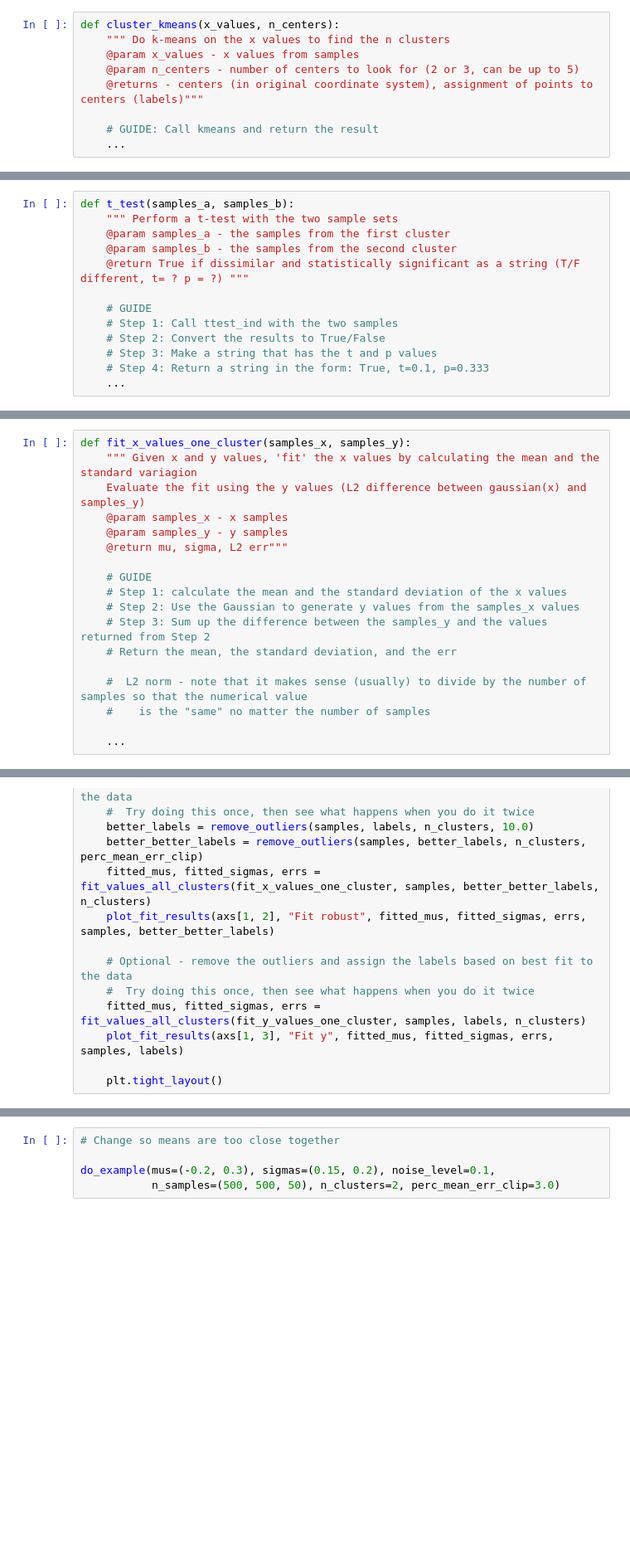
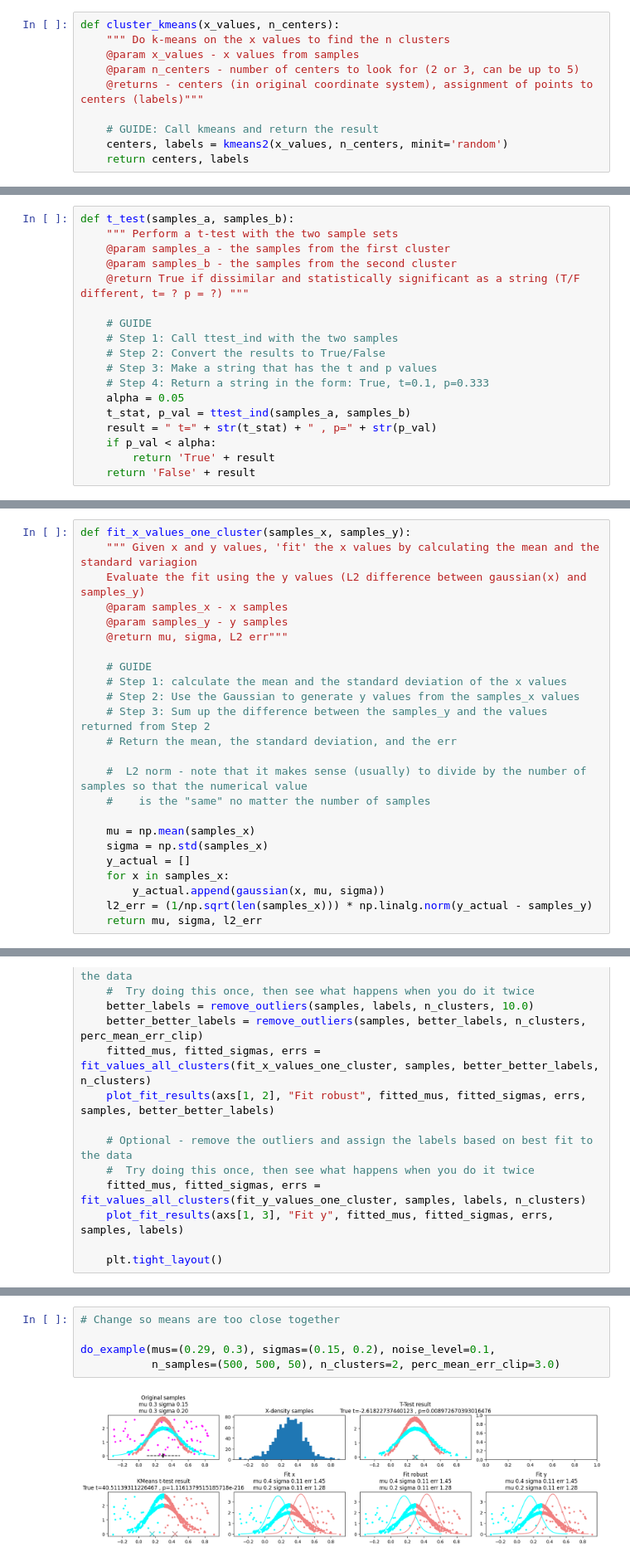
Before and after one commit to jamiesantos/ROB514, a Jupyter notebook: Skills/stats_ttest.ipynb, the cells around one changed output, grey strips where cells are left out. Shown at 83% size. Saved outputs shown, nothing was run; the diff lists cells and outputs as text; blank space fills up the shorter version.

```diff
--- a/Skills/stats_ttest.ipynb
+++ b/Skills/stats_ttest.ipynb
@@ -216,7 +216,8 @@ def cluster_kmeans(x_values, n_centers):
     @returns - centers (in original coordinate system), assignment of points to centers (labels)"""
 
     # GUIDE: Call kmeans and return the result
-    ...
+    centers, labels = kmeans2(x_values, n_centers, minit='random')
+    return centers, labels
 # %%
 # An example of calling cluster_kmeans
 ret_value = cluster_kmeans(uniform(-1, 1, 20), 2)
@@ -238,7 +244,12 @@ def t_test(samples_a, samples_b):
     # Step 2: Convert the results to True/False
     # Step 3: Make a string that has the t and p values
     # Step 4: Return a string in the form: True, t=0.1, p=0.333
-    ...
+    alpha = 0.05
+    t_stat, p_val = ttest_ind(samples_a, samples_b)
+    result = " t=" + str(t_stat) + " , p=" + str(p_val)
+    if p_val < alpha:
+        return 'True' + result
+    return 'False' + result
 # %%
 # Should print out: True, t=-14.7, p=0.000
 res = t_test(normal(-0.2, 0.2, 100), normal(0.2, 0.2, 100))
@@ -264,7 +279,13 @@ def fit_x_values_one_cluster(samples_x, samples_y):
     #  L2 norm - note that it makes sense (usually) to divide by the number of samples so that the numerical value
     #    is the "same" no matter the number of samples
 
-    ...
+    mu = np.mean(samples_x)
+    sigma = np.std(samples_x)
+    y_actual = []
+    for x in samples_x:
+        y_actual.append(gaussian(x, mu, sigma))
+    l2_err = (1/np.sqrt(len(samples_x))) * np.linalg.norm(y_actual - samples_y)
+    return mu, sigma, l2_err
 # %%
 check_mu = 0.0
 check_sigma = 0.1
@@ -441,8 +492,10 @@ do_example(mus=(-0.2, 0.3), sigmas=(0.15, 0.2), noise_level=0.1,
 # %%
 # Change so means are too close together
 
-do_example(mus=(-0.2, 0.3), sigmas=(0.15, 0.2), noise_level=0.1,
+do_example(mus=(0.29, 0.3), sigmas=(0.15, 0.2), noise_level=0.1,
            n_samples=(500, 500, 50), n_clusters=2, perc_mean_err_clip=3.0)
+# %% [output]
+[figure, added]
 # %%
 # Change so standard deviations overlap too much/are too broad
 
```
Also changed, not shown: parts of 17 cells of this notebook, 4 other files.
